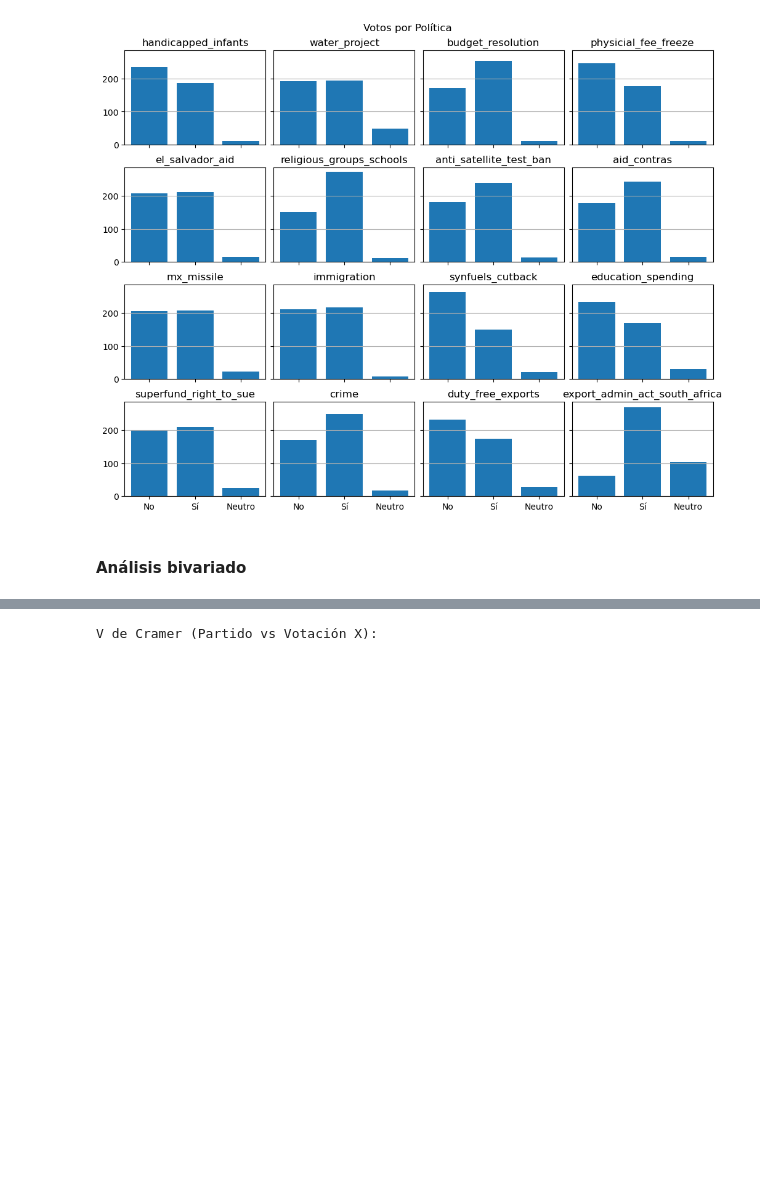
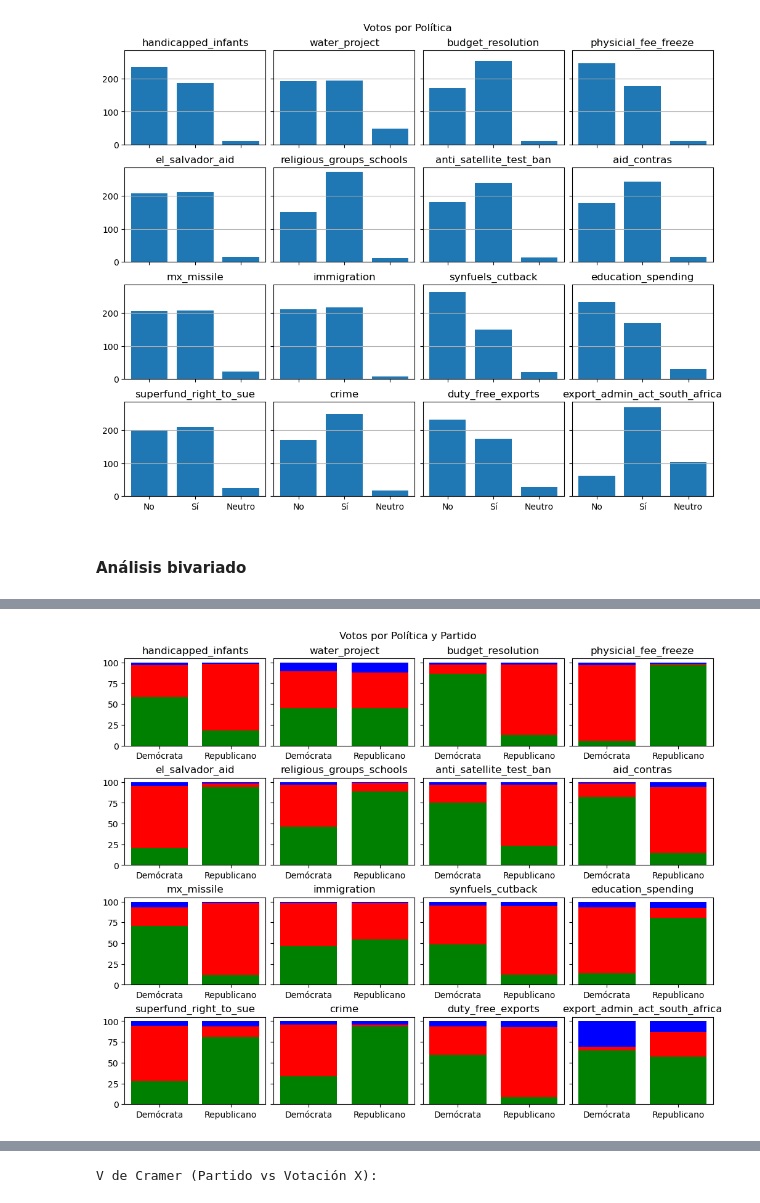
Before and after one commit to ramirocadavid/congressional-voting, a Jupyter notebook: cuadernos/votos_congresionales.ipynb, the cells around one changed output, grey strips where cells are left out. Drawn from its saved outputs; the diff is of its cells as text; code cells hidden in the pictures; blank space fills up the shorter version.

```diff
--- a/cuadernos/votos_congresionales.ipynb
+++ b/cuadernos/votos_congresionales.ipynb
@@ -226,0 +206,36 @@ En este caso, estamos tratando con variables nominales (partido vs votación X)
+# %%
+def count_value(col, value):
+    counter =  col.value_counts().loc[value]
+    percentage = counter / col.shape[0] * 100
+    return percentage
+
+
+# Calcular dimensiones de matriz de gráficos
+plots_num = len(data.columns) - 1
+rows_cols_num = int(np.sqrt(plots_num) // 1)
+
+fig, axs = plt.subplots(ncols=rows_cols_num,
+                        nrows=rows_cols_num,
+                        figsize=(10, 8),
+                        sharey=True,
+                        layout='constrained')
+fig.suptitle("Votos por Política y Partido")
+
+for idx, col in enumerate(data.columns[1:]):
+    data_party = data.groupby('party')\
+                    .agg(yes=(col, lambda x: count_value(x, 'y')),
+                        no=(col, lambda x: count_value(x, 'n')),
+                        undefined=(col, lambda x: count_value(x, '?')))
+
+    curr_row = idx // rows_cols_num
+    curr_col = idx % rows_cols_num
+    curr_ax = axs[curr_row][curr_col]
+
+    curr_ax.bar(data_party.index, data_party['yes'], color='green')
+    curr_ax.bar(data_party.index, data_party['no'], bottom=data_party['yes'], color='red')
+    curr_ax.bar(data_party.index, data_party['undefined'], bottom=data_party['yes'] + data_party['no'], color='blue')
+    curr_ax.set_title(col)
+    curr_ax.set_xticks(['democrat', 'republican'])
+    curr_ax.set_xticklabels(['Demócrata', 'Republicano'])
+# %% [output]
+[figure, added]
```
Also changed, not shown: parts of 30 cells of this notebook, 2 other files.
